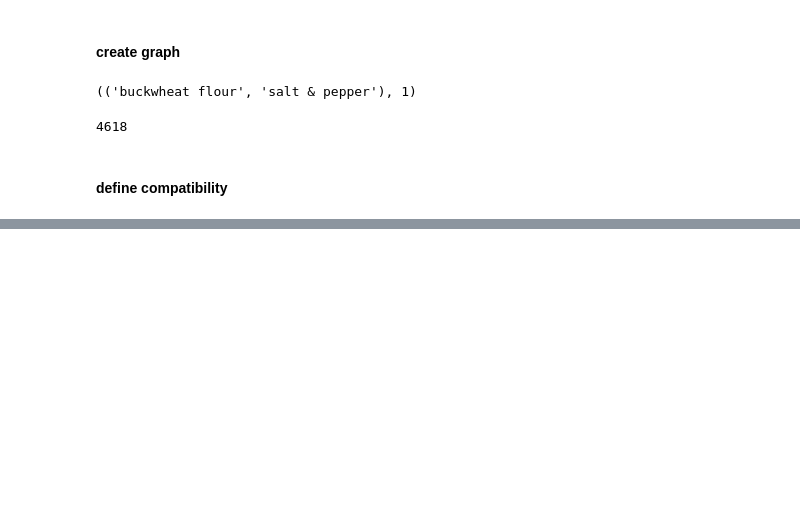
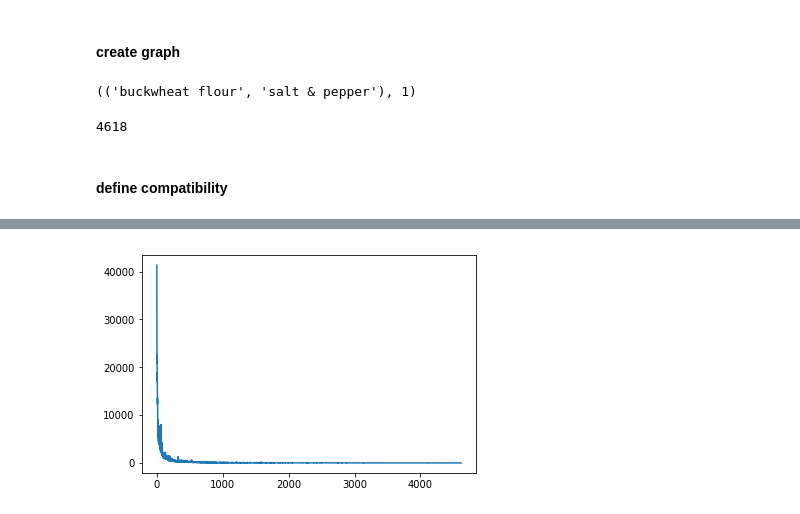
Before and after one commit to epfl-ada-2018/Project, a Jupyter notebook: notebooks/ingredients_graph.ipynb, the cells around one changed output, grey strips where cells are left out. Saved outputs shown, nothing was run; the diff lists cells and outputs as text; code cells hidden in the pictures; blank space fills up the shorter version.

```diff
--- a/notebooks/ingredients_graph.ipynb
+++ b/notebooks/ingredients_graph.ipynb
@@ -50,6 +50,8 @@ def ingredients_tuples(recipe) :
 
     return tuples
 
+cleaned_name_recipes = [name_ingredients(r) for r in cleaned_recipes]
+
 asso_counter = collections.Counter()
 for recipe in tqdm.tqdm(cleaned_recipes) :
         asso_counter.update(ingredients_tuples(name_ingredients(recipe)))
@@ -130,0 +226,24 @@ friendship("egg", "salt")
+# %%
+#count ingredients
+ingredients_count = dict()
+count_ings = collections.Counter()
+for recipe in cleaned_name_recipes :
+    count_ings.update(recipe)
+
+for count in count_ings.most_common() :
+    ingredients_count[count[0]] = count[1]
+
+
+counts = []
+centralities = []
+
+for c in centrality_coeffs :
+    counts.append(ingredients_count[c[0]])
+    centralities.append(c[1])
+
+
+
+plt.plot(counts)
+plt.show()
+# %% [output]
+[figure, added]
```
Also changed, not shown: parts of 12 cells of this notebook.
